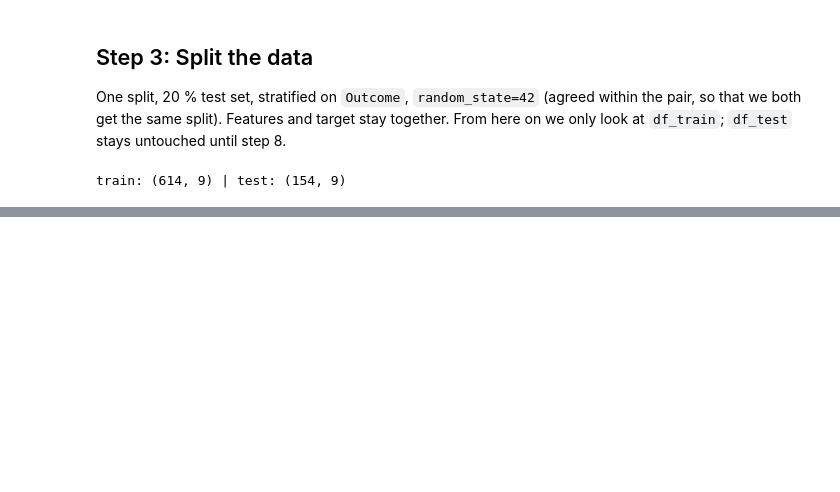
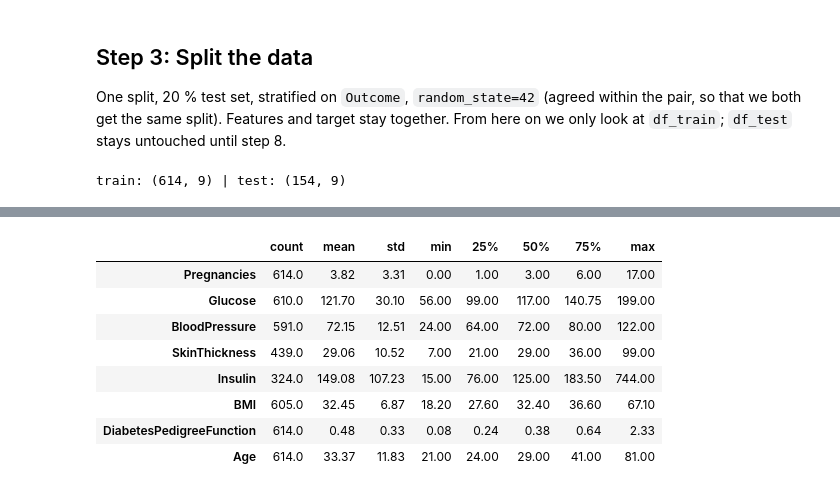
Before and after one commit to khaldounalhanawi/Project-Diabetes, a Jupyter notebook: 01_diabetes_project copy.ipynb, the cells around one changed output, grey strips where cells are left out. Cells and saved outputs as stored; diff of their text form; code cells hidden in the pictures; blank space fills up the shorter version.

```diff
--- a/01_diabetes_project copy.ipynb
+++ b/01_diabetes_project copy.ipynb
@@ -181,2 +307,14 @@ print(f"P_min = {P_MIN} lies above the precision of 'everyone has diabetes': {P_
+# %%
+df_train[FEATURES].describe().T.round(2)
+# %% [output]
+|  | count | mean | std | min | 25% | 50% | 75% | max |
+| Pregnancies | 614.0 | 3.82 | 3.31 | 0.00 | 1.00 | 3.00 | 6.00 | 17.00 |
+| Glucose | 610.0 | 121.70 | 30.10 | 56.00 | 99.00 | 117.00 | 140.75 | 199.00 |
+| BloodPressure | 591.0 | 72.15 | 12.51 | 24.00 | 64.00 | 72.00 | 80.00 | 122.00 |
+| SkinThickness | 439.0 | 29.06 | 10.52 | 7.00 | 21.00 | 29.00 | 36.00 | 99.00 |
+| Insulin | 324.0 | 149.08 | 107.23 | 15.00 | 76.00 | 125.00 | 183.50 | 744.00 |
+| BMI | 605.0 | 32.45 | 6.87 | 18.20 | 27.60 | 32.40 | 36.60 | 67.10 |
+| DiabetesPedigreeFunction | 614.0 | 0.48 | 0.33 | 0.08 | 0.24 | 0.38 | 0.64 | 2.33 |
+| Age | 614.0 | 33.37 | 11.83 | 21.00 | 24.00 | 29.00 | 41.00 | 81.00 |
 # %%
 # Your code here
```
Also changed, not shown: parts of 13 cells of this notebook.
